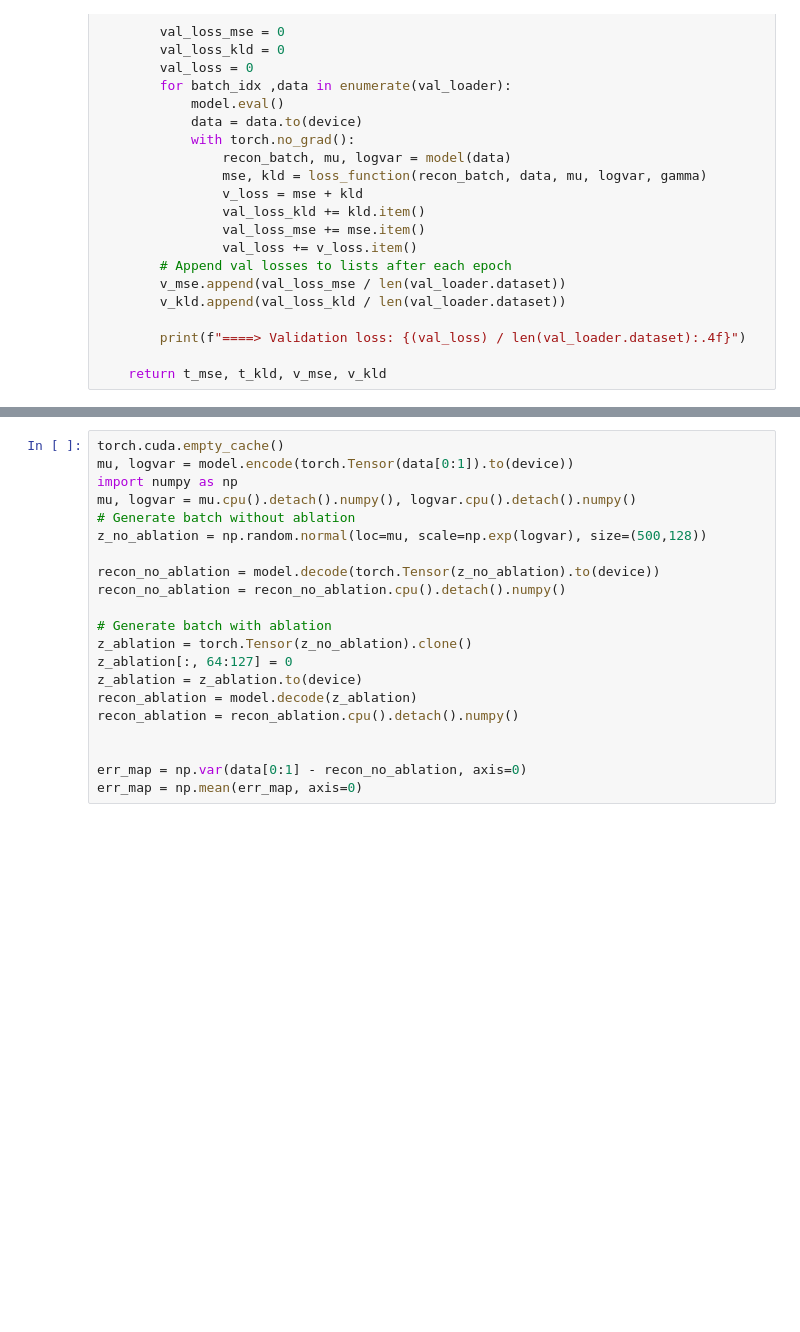
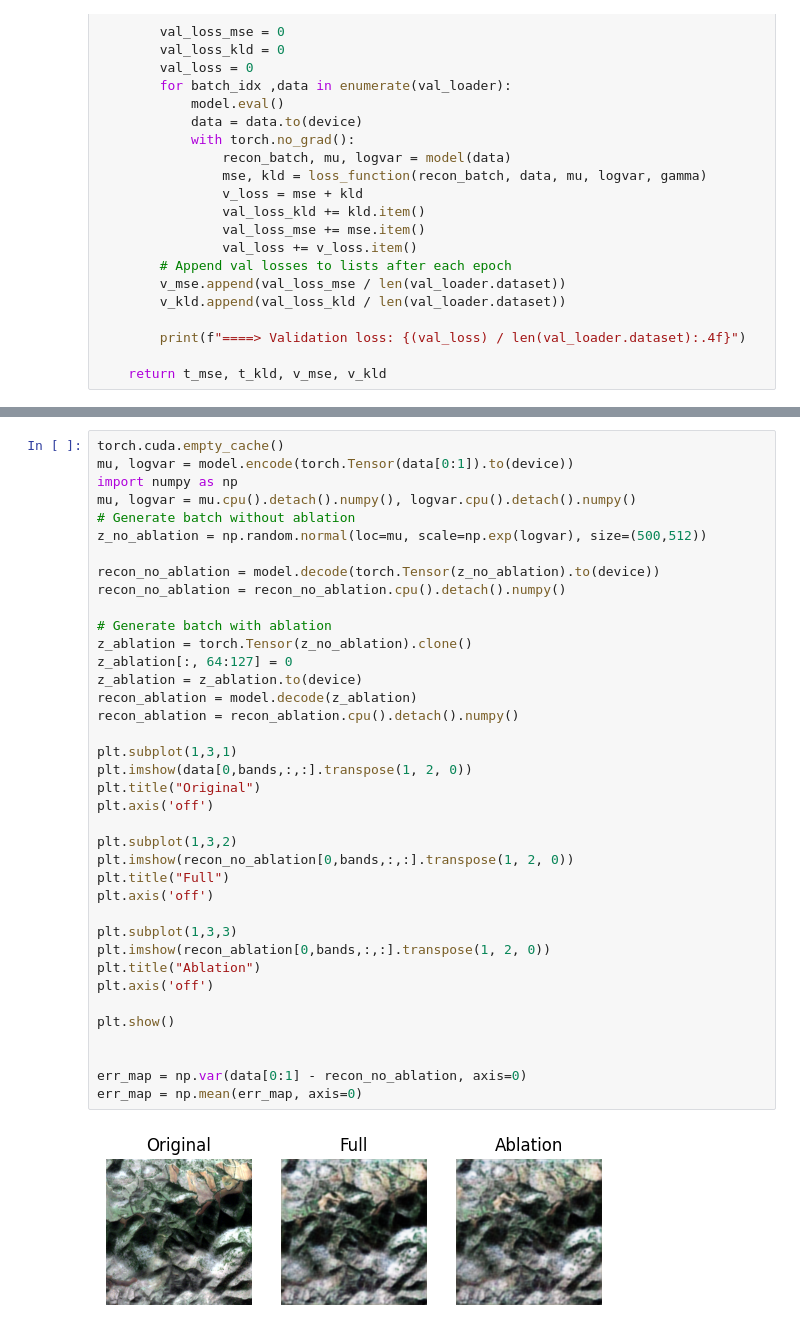
Before and after one commit to Etienne-bdt/Simple-VAE-RS, a Jupyter notebook: VAE_test.ipynb, the cells around one changed output, grey strips where cells are left out. Saved outputs shown, nothing was run; the diff lists cells and outputs as text; blank space fills up the shorter version.

```diff
--- a/VAE_test.ipynb
+++ b/VAE_test.ipynb
@@ -268,24 +268,43 @@ plt.show()
 # %%
 torch.cuda.empty_cache()
 mu, logvar = model.encode(torch.Tensor(data[0:1]).to(device))
 import numpy as np
 mu, logvar = mu.cpu().detach().numpy(), logvar.cpu().detach().numpy()
 # Generate batch without ablation
-z_no_ablation = np.random.normal(loc=mu, scale=np.exp(logvar), size=(500,128))
+z_no_ablation = np.random.normal(loc=mu, scale=np.exp(logvar), size=(500,512))
 
 recon_no_ablation = model.decode(torch.Tensor(z_no_ablation).to(device))
 recon_no_ablation = recon_no_ablation.cpu().detach().numpy()
 
 # Generate batch with ablation
 z_ablation = torch.Tensor(z_no_ablation).clone()
 z_ablation[:, 64:127] = 0
 z_ablation = z_ablation.to(device)
 recon_ablation = model.decode(z_ablation)
 recon_ablation = recon_ablation.cpu().detach().numpy()
 
+plt.subplot(1,3,1)
+plt.imshow(data[0,bands,:,:].transpose(1, 2, 0))
+plt.title("Original")
+plt.axis('off')
+
+plt.subplot(1,3,2)
+plt.imshow(recon_no_ablation[0,bands,:,:].transpose(1, 2, 0))
+plt.title("Full")
+plt.axis('off')
+
+plt.subplot(1,3,3)
+plt.imshow(recon_ablation[0,bands,:,:].transpose(1, 2, 0))
+plt.title("Ablation")
+plt.axis('off')
+
+plt.show()
+
 
 err_map = np.var(data[0:1] - recon_no_ablation, axis=0)
 err_map = np.mean(err_map, axis=0)
+# %% [output]
+[figure, added]
 # %%
 plt.subplot(1,3,1)
 plt.imshow(data[0,bands,:,:].transpose(1, 2, 0))
```
Also changed, not shown: parts of 4 cells of this notebook.
